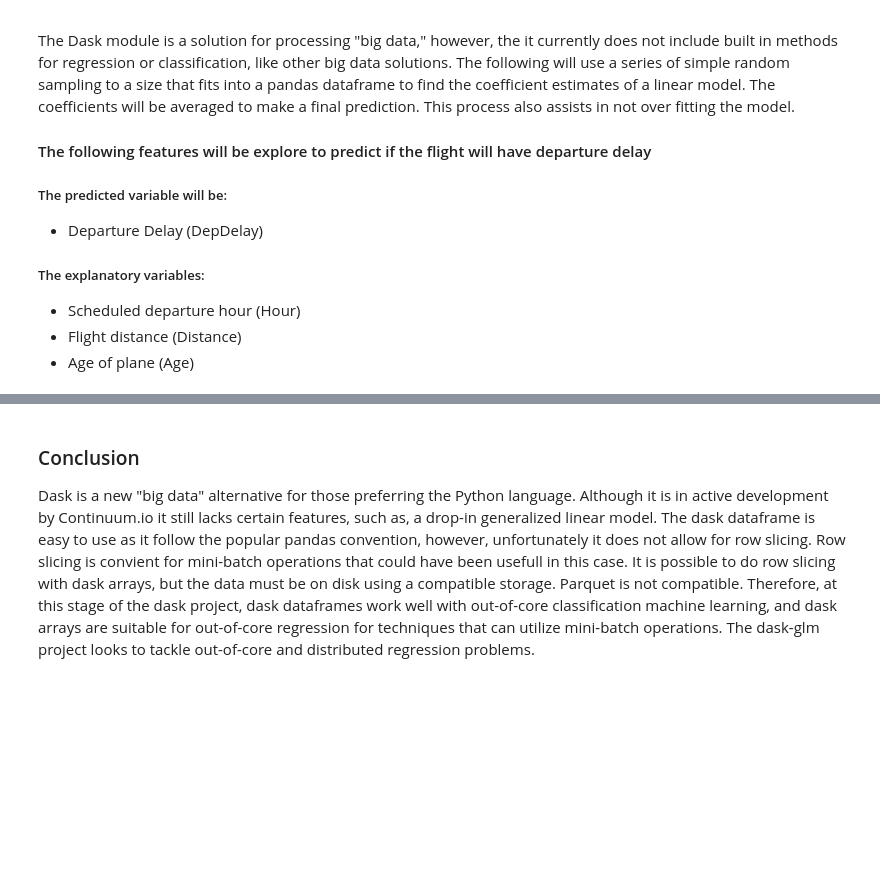
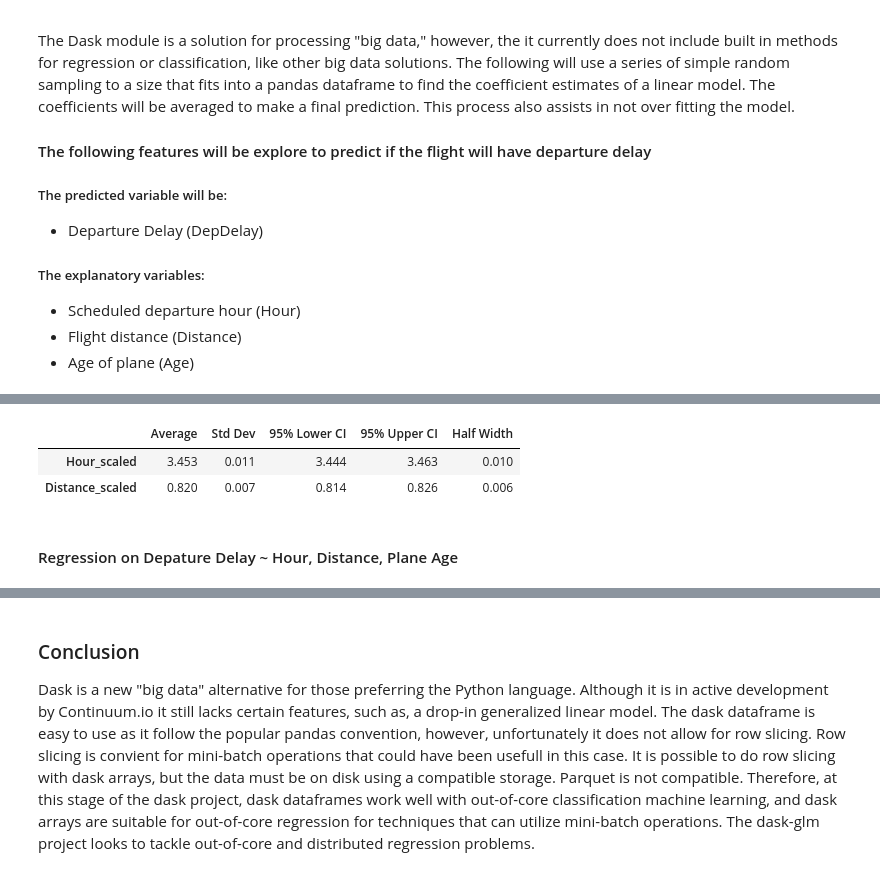
Before and after one commit to rlshuhart/Unit-14_Analyzing_Airline_Flight_Delays, a Jupyter notebook: reports/BHallum_RShuhart_CFicklin_Unit14CaseStudy.ipynb, the cells around one changed output, grey strips where cells are left out. Drawn from its saved outputs; the diff is of its cells as text; code cells hidden in the pictures; blank space fills up the shorter version.

```diff
--- a/reports/BHallum_RShuhart_CFicklin_Unit14CaseStudy.ipynb
+++ b/reports/BHallum_RShuhart_CFicklin_Unit14CaseStudy.ipynb
@@ -391 +522,14 @@ coef_df2, coef_avg2 = sample_coef(Xcols, ycol, df)
+# %%
+pd.DataFrame({'Average':coef_avg2,
+              'Std Dev' : coef_df2.std(),
+              '95% Upper CI':coef_avg2 + (1.96*(coef_df2.std()/np.sqrt(5))),
+              '95% Lower CI':coef_avg2 - (1.96*(coef_df2.std()/np.sqrt(5))),
+              'Half Width': (coef_avg2 + (1.96*(coef_df2.std()/np.sqrt(5)))) - coef_avg2
+             })[['Average','Std Dev','95% Lower CI','95% Upper CI', 'Half Width']]
+# %% [output]
+|  | Average | Std Dev | 95% Lower CI | 95% Upper CI | Half Width |
+| Hour_scaled | 3.453 | 0.011 | 3.444 | 3.463 | 0.010 |
+| Distance_scaled | 0.820 | 0.007 | 0.814 | 0.826 | 0.006 |
+# %% [markdown]
+#### Regression on Depature Delay ~ Hour, Distance, Plane Age
 # %%
```
Also changed, not shown: parts of 33 cells of this notebook, 1 other file.
